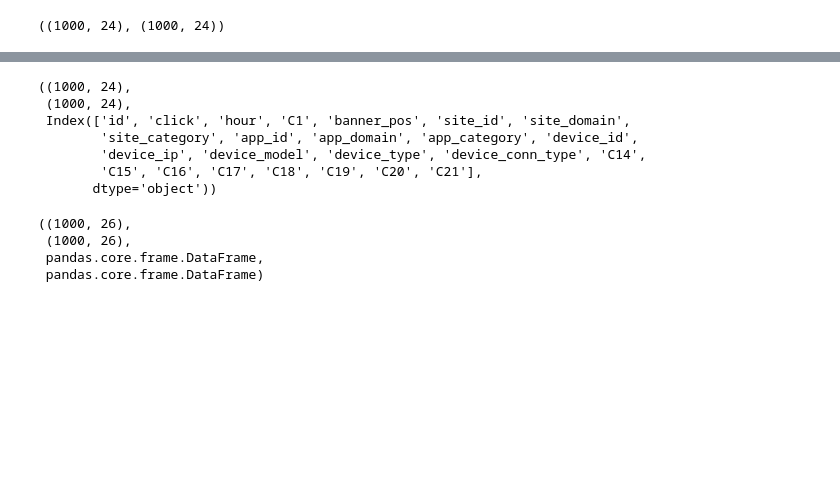
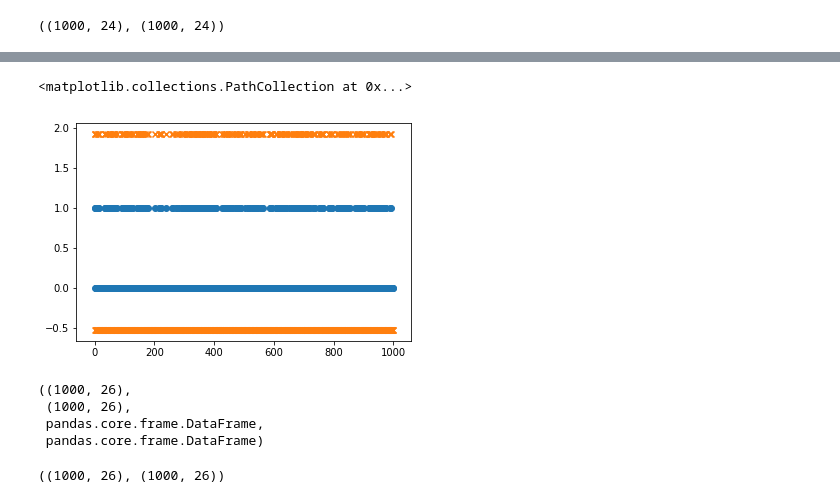
Before and after one commit to kvm108/avazu_ctr, a Jupyter notebook: ctr.ipynb, the cells around one changed output, grey strips where cells are left out. Drawn from its saved outputs; the diff is of its cells as text; code cells hidden in the pictures; blank space fills up the shorter version.

```diff
--- a/ctr.ipynb
+++ b/ctr.ipynb
@@ -49,22 +107,21 @@ train.shape, test.shape
 # %%
 # Stochastic Gradient Descent is sensitive to feature scaling, so it is highly recommended to scale your data.
+plt.scatter(list(range(train.shape[0])), train['banner_pos'][:train.shape[0]], marker='o')
+# plt.scatter(list(range(100)), train['banner_pos'][:100])
 scaler = StandardScaler()
 for col in ['C1', 'banner_pos', 'device_type', 'device_conn_type', 'C14', 'C15', 'C16', 'C17', 'C18', 'C19', 'C20', 'C21']:
     ch = np.hstack([train[col], test[col]]).reshape(-1, 1)
 #     print(ch.shape,'\n================\n', ch[:10], '\n================\n', ch_reshape.shape, '\n',ch_reshape[:10])
     scaler.fit(ch)
     train[col] = scaler.transform(train[col].values.reshape(-1, 1))
     test[col] = scaler.transform(test[col].values.reshape(-1, 1))
 
 train.shape, test.shape, train.columns
+
+plt.scatter(list(range(train.shape[0])), train['banner_pos'][:train.shape[0]], marker='x')
 # %% [output]
-((1000, 24),
- (1000, 24),
- Index(['id', 'click', 'hour', 'C1', 'banner_pos', 'site_id', 'site_domain',
-        'site_category', 'app_id', 'app_domain', 'app_category', 'device_id',
-        'device_ip', 'device_model', 'device_type', 'device_conn_type', 'C14',
-        'C15', 'C16', 'C17', 'C18', 'C19', 'C20', 'C21'],
-       dtype='object'))
+<matplotlib.collections.PathCollection at 0x...>
+[figure, added]
 # %%
 # Add new features:
 train['day'] = train['hour'].apply(lambda x: (x - x % 10000) / 1000000)  # day
@@ -81,4 +138,8 @@ train.shape, test.shape, type(train), type(test)
  (1000, 26),
  pandas.core.frame.DataFrame,
  pandas.core.frame.DataFrame)
+# %%
+train.shape, test.shape
+# %% [output]
+((1000, 26), (1000, 26))
 # %%
```
Also changed, not shown: parts of 16 cells of this notebook.
